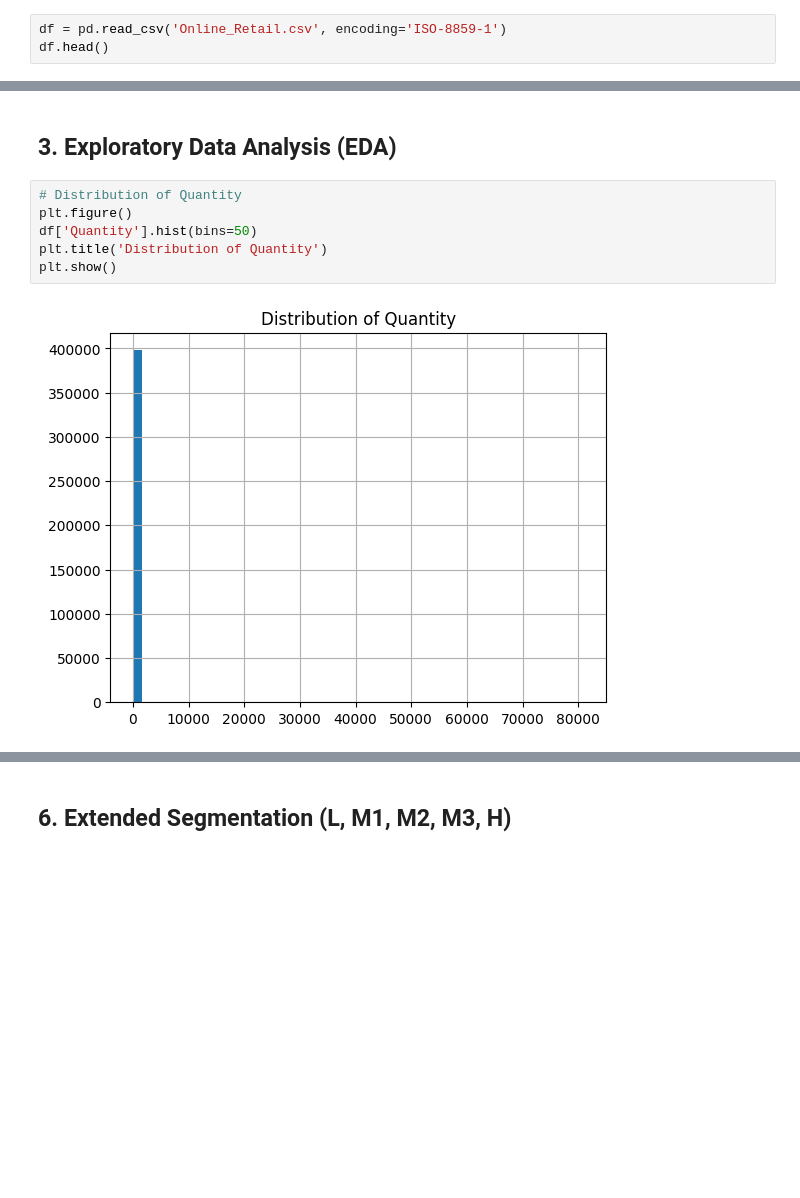
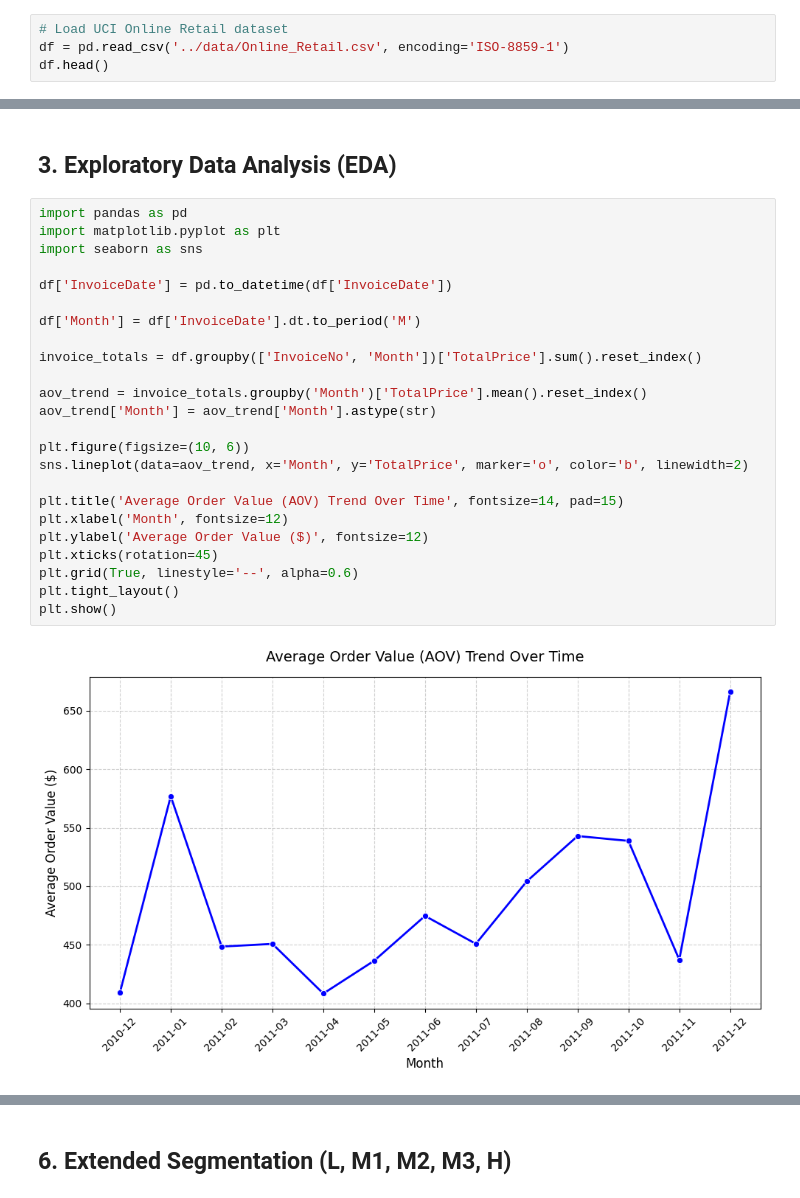
Before and after one commit to Dheeraj-74/Cost-of-Mid-Tier-Customer-Neglect-RFM, a Jupyter notebook: notebooks/Cost_of_Mid_Tier_Customer_Neglect_RFM.ipynb, the cells around one changed output, grey strips where cells are left out. Saved outputs shown, nothing was run; the diff lists cells and outputs as text; blank space fills up the shorter version.

Commit message:
feat: add monthly analysis, vizualizations and business insights

```diff
--- a/notebooks/Cost_of_Mid_Tier_Customer_Neglect_RFM.ipynb
+++ b/notebooks/Cost_of_Mid_Tier_Customer_Neglect_RFM.ipynb
@@ -19,7 +24,8 @@ pd.set_option('display.max_columns', None)
 # %% [markdown]
 ## 1. Data Loading
 # %%
-df = pd.read_csv('Online_Retail.csv', encoding='ISO-8859-1')
+# Load UCI Online Retail dataset
+df = pd.read_csv('../data/Online_Retail.csv', encoding='ISO-8859-1')
 df.head()
 # %% [output]
 |  | InvoiceNo | StockCode | Description | Quantity | InvoiceDate | UnitPrice | CustomerID | Country |
@@ -72,11 +74,29 @@ df.head()
 # %% [markdown]
 ## 3. Exploratory Data Analysis (EDA)
 # %%
-# Distribution of Quantity
-plt.figure()
-df['Quantity'].hist(bins=50)
-plt.title('Distribution of Quantity')
+import pandas as pd
+import matplotlib.pyplot as plt
+import seaborn as sns
+
+df['InvoiceDate'] = pd.to_datetime(df['InvoiceDate'])
+
+df['Month'] = df['InvoiceDate'].dt.to_period('M')
+
+invoice_totals = df.groupby(['InvoiceNo', 'Month'])['TotalPrice'].sum().reset_index()
+
+aov_trend = invoice_totals.groupby('Month')['TotalPrice'].mean().reset_index()
+aov_trend['Month'] = aov_trend['Month'].astype(str)
+
+plt.figure(figsize=(10, 6))
+sns.lineplot(data=aov_trend, x='Month', y='TotalPrice', marker='o', color='b', linewidth=2)
+
+plt.title('Average Order Value (AOV) Trend Over Time', fontsize=14, pad=15)
+plt.xlabel('Month', fontsize=12)
+plt.ylabel('Average Order Value ($)', fontsize=12)
+plt.xticks(rotation=45)
+plt.grid(True, linestyle='--', alpha=0.6)
+plt.tight_layout()
 plt.show()
 # %% [output]
-[figure, old version]
+[figure, new version]
 # %%
```
Also changed, not shown: parts of 44 cells of this notebook, 1 other file.
